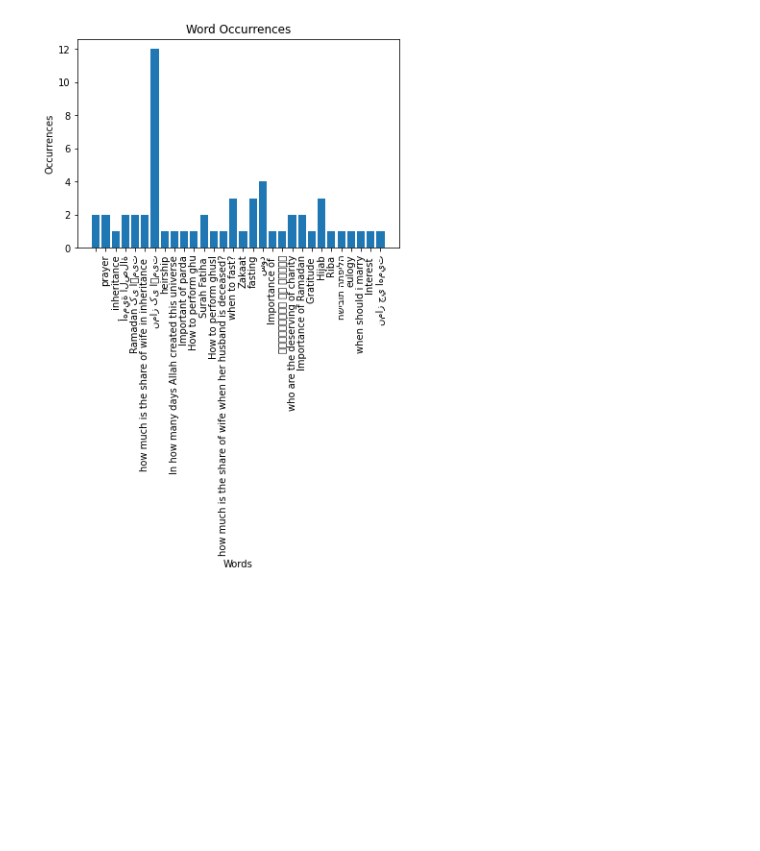
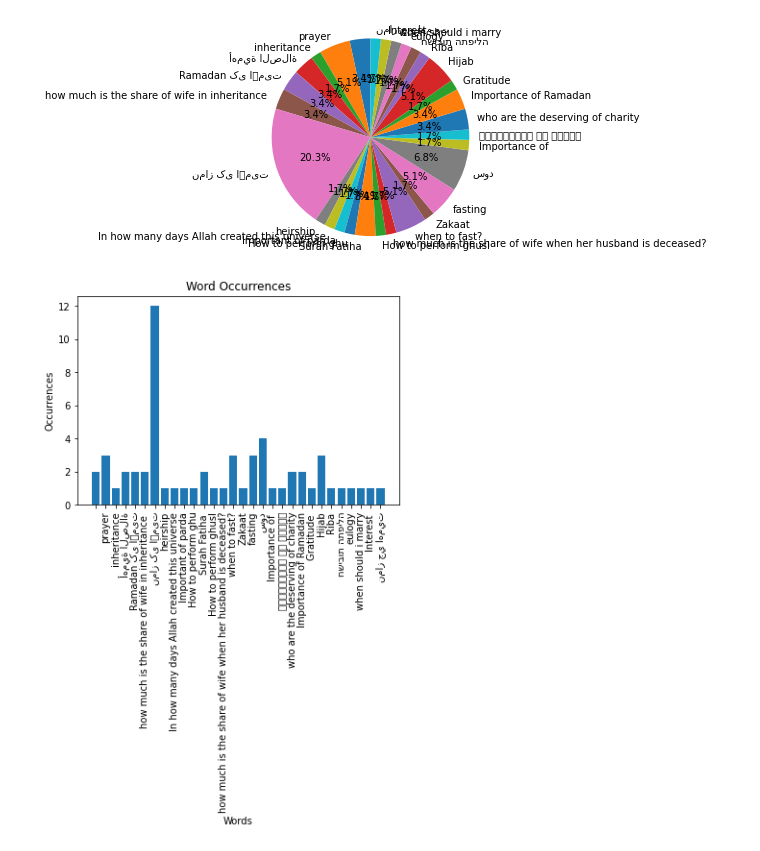
Before and after one commit to islamAndAi/QURAN-NLP, a Jupyter notebook: Statistics.ipynb, the cells around one changed output. Drawn from its saved outputs; the diff is of its cells as text; code cells hidden in the pictures; blank space fills up the shorter version.

```diff
--- a/Statistics.ipynb
+++ b/Statistics.ipynb
@@ -70,7 +55,16 @@ for word in query:
+# %%
+words = list(query_count.keys())
+counts = list(query_count.values())
+
+
+fig1, ax1 = plt.subplots()
+ax1.pie(counts, labels=words, autopct='%1.1f%%', startangle=90)
+ax1.axis('equal')
+
+plt.show()
+# %% [output]
+[figure, added]
 # %%
-words = list(query_count.keys())
-counts = list(query_count.values())
-
 # Create a bar chart of the word occurrences
 plt.bar(words, counts)
 
@@ -85,7 +79,7 @@ plt.xticks(rotation=90)
 # Display the plot
 plt.show()
 # %% [output]
-[figure, old version]
+[figure, new version]
 # %%
 wordcloud = WordCloud(max_font_size=60).generate(all_queries)
 plt.figure(figsize=(16,12))
```
Also changed, not shown: parts of 10 cells of this notebook.
